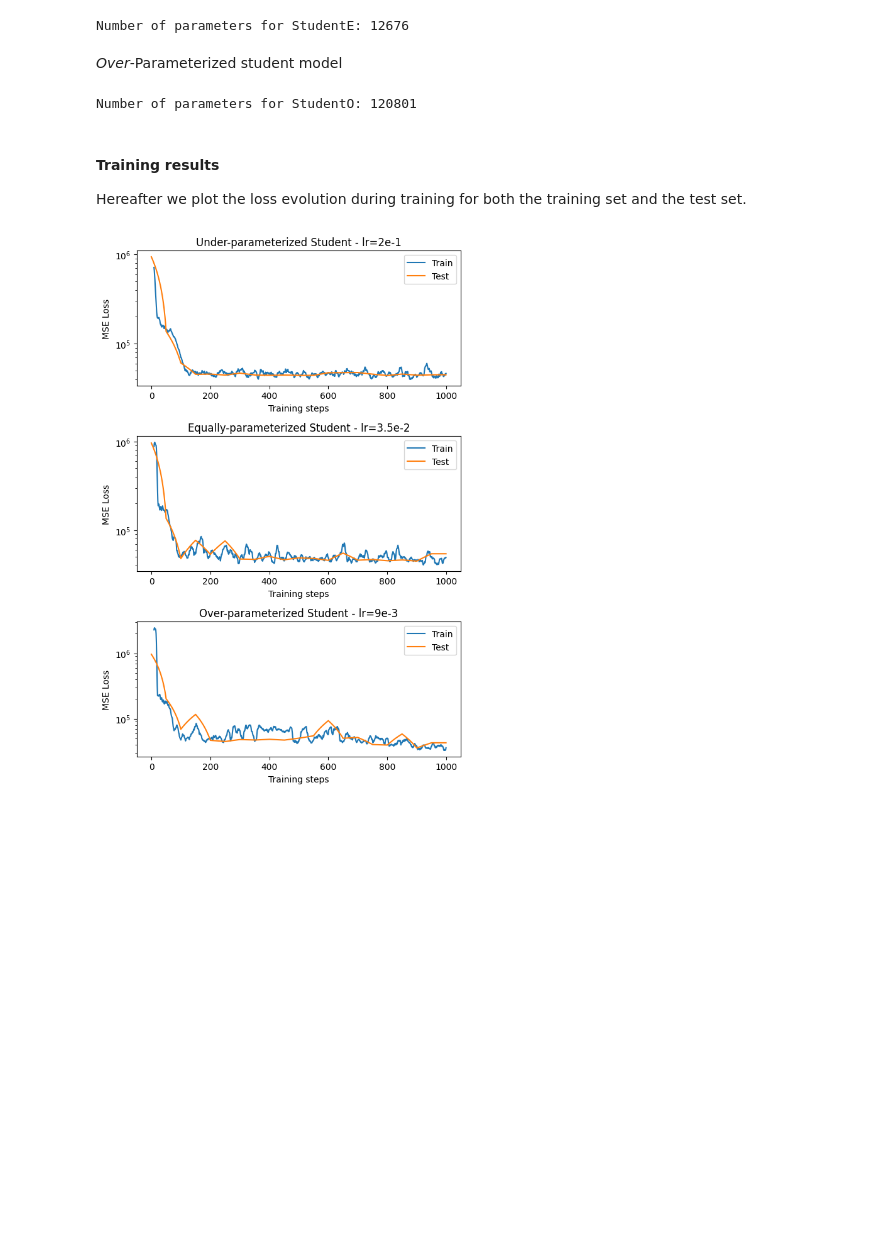
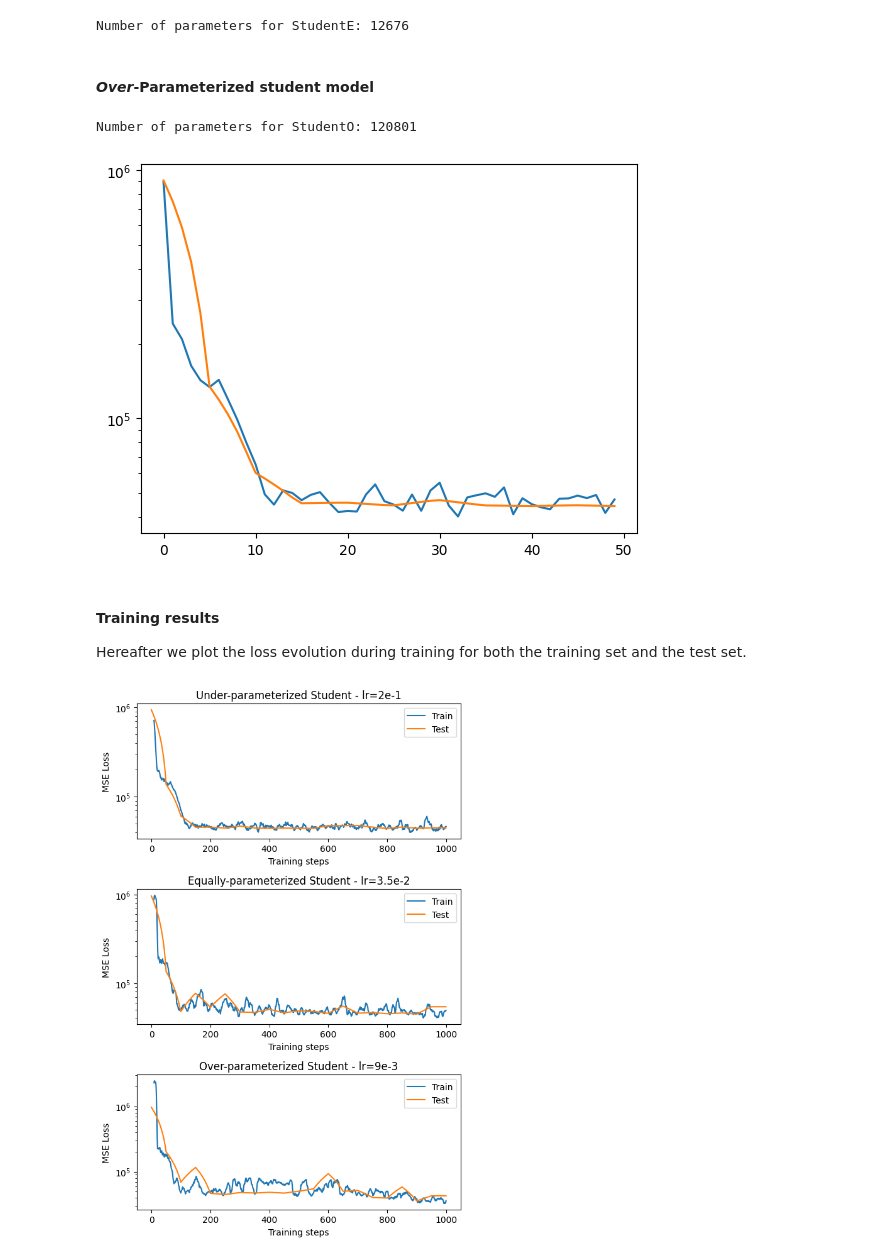
Before and after one commit to GabrielePintus/AdvancedDL-KernelMethods, a Jupyter notebook: Challenges/2/notebook.ipynb, the cells around one changed output. Drawn from its saved outputs; the diff is of its cells as text; code cells hidden in the pictures; blank space fills up the shorter version.

```diff
--- a/Challenges/2/notebook.ipynb
+++ b/Challenges/2/notebook.ipynb
@@ -117,7 +117,7 @@ df_Student_E = pd.DataFrame({
     "test_loss": interpolate_test_losses(losses_test, n_steps, test_every)
 })
 # %% [markdown]
-*Over*-Parameterized student model
+#### *Over*-Parameterized student model
 # %%
 student_O = StudentO().to(device)
 student_O.init_weights()
@@ -143,3 +147,8 @@ df_Student_O = pd.DataFrame({
+# %%
+plt.plot(df_Student_U.rolling(5).mean().dropna().iloc[:500:10].reset_index(drop=True))
+plt.yscale("log")
+# %% [output]
+[figure, added]
 # %% [markdown]
 #### Training results
 
```
Also changed, not shown: parts of 4 cells of this notebook, 15 other files.
